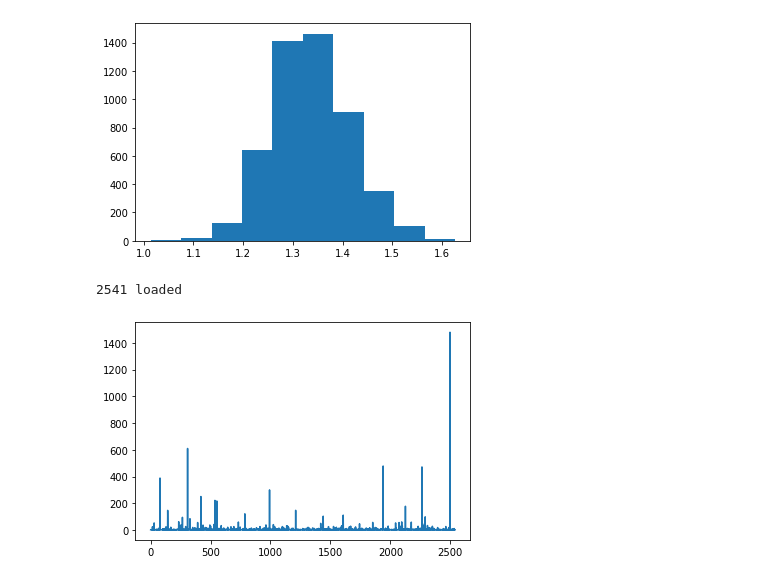
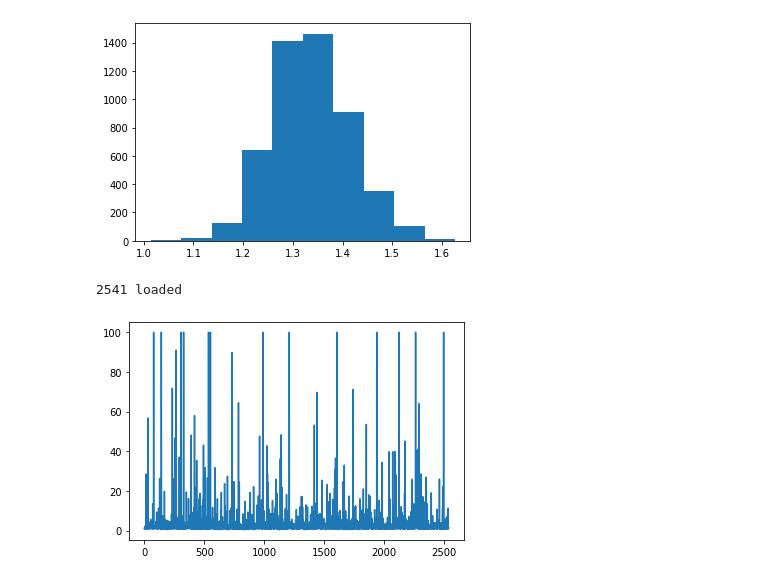
Before and after one commit to lixinghe1999/multi_modal, a Jupyter notebook: plot.ipynb, the cells around one changed output. Cells and saved outputs as stored; diff of their text form; code cells hidden in the pictures.

```diff
--- a/plot.ipynb
+++ b/plot.ipynb
@@ -125,10 +125,11 @@ plt.show()
 # %%
 import pickle
 weights = pickle.load(open('classification/modality_weight.pkl', 'rb'))
 print(f'{len(weights)} loaded')
 weights = np.array(weights)
+weights = np.clip(weights, a_min=0, a_max=100)
 plt.plot(weights)
 plt.show()
 # %% [output]
 2541 loaded
-[figure, old version]
+[figure, new version]
```
Also changed, not shown: 1 other file.
